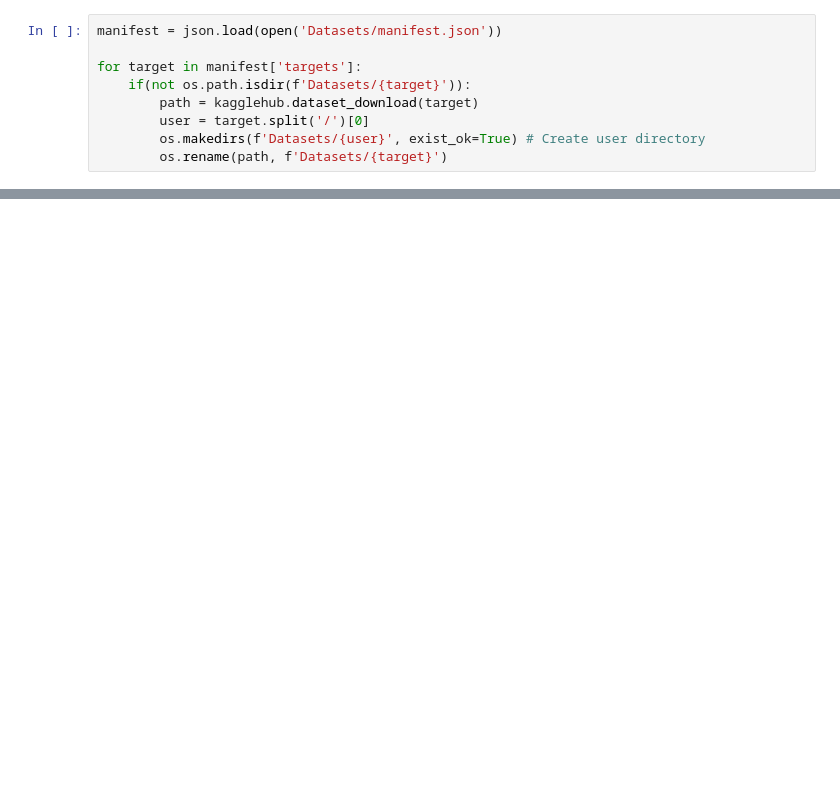
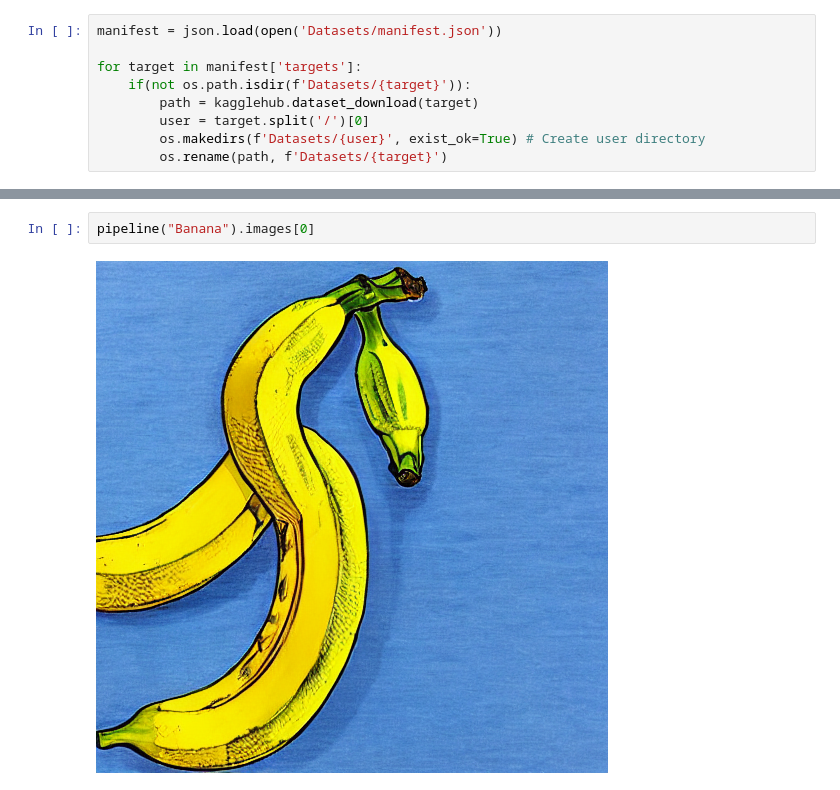
Before and after one commit to DPS100/DataSynthesizer, a Jupyter notebook: main.ipynb, the cells around one changed output, grey strips where cells are left out. Saved outputs shown, nothing was run; the diff lists cells and outputs as text; blank space fills up the shorter version.

Commit message:
Some demo images

```diff
--- a/main.ipynb
+++ b/main.ipynb
@@ -27,0 +45,4 @@ pipeline("Apple").images[0]
+# %%
+pipeline("Banana").images[0]
+# %% [output]
+[figure, added]
```
Also changed, not shown: parts of 4 cells of this notebook.
